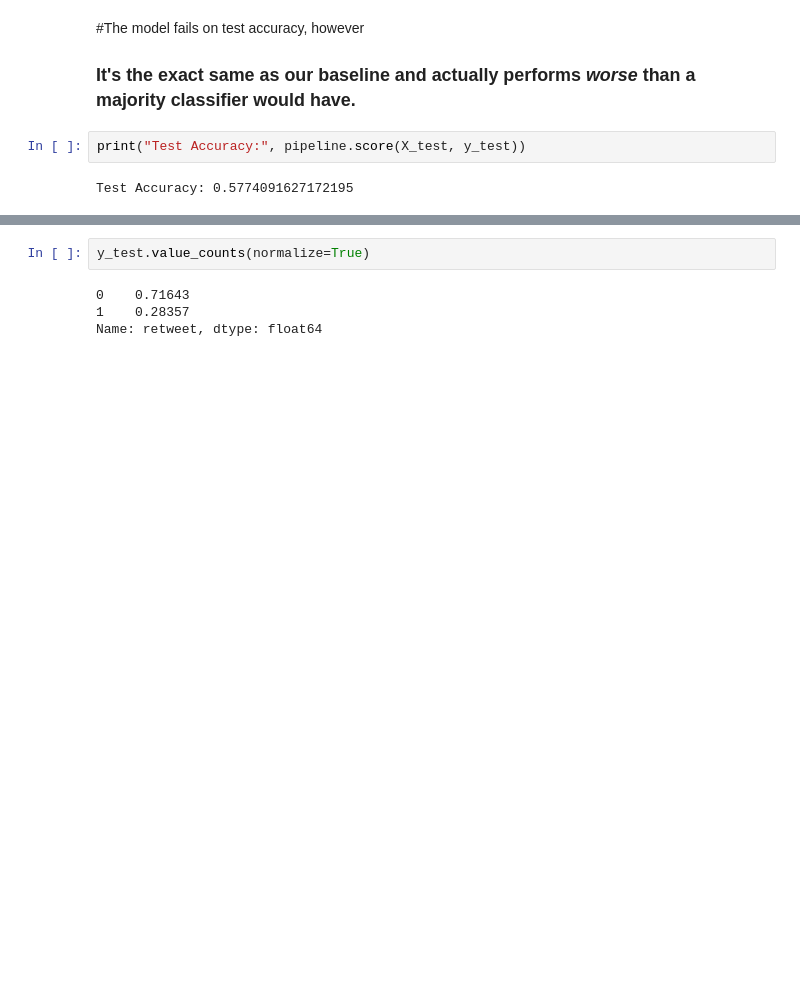
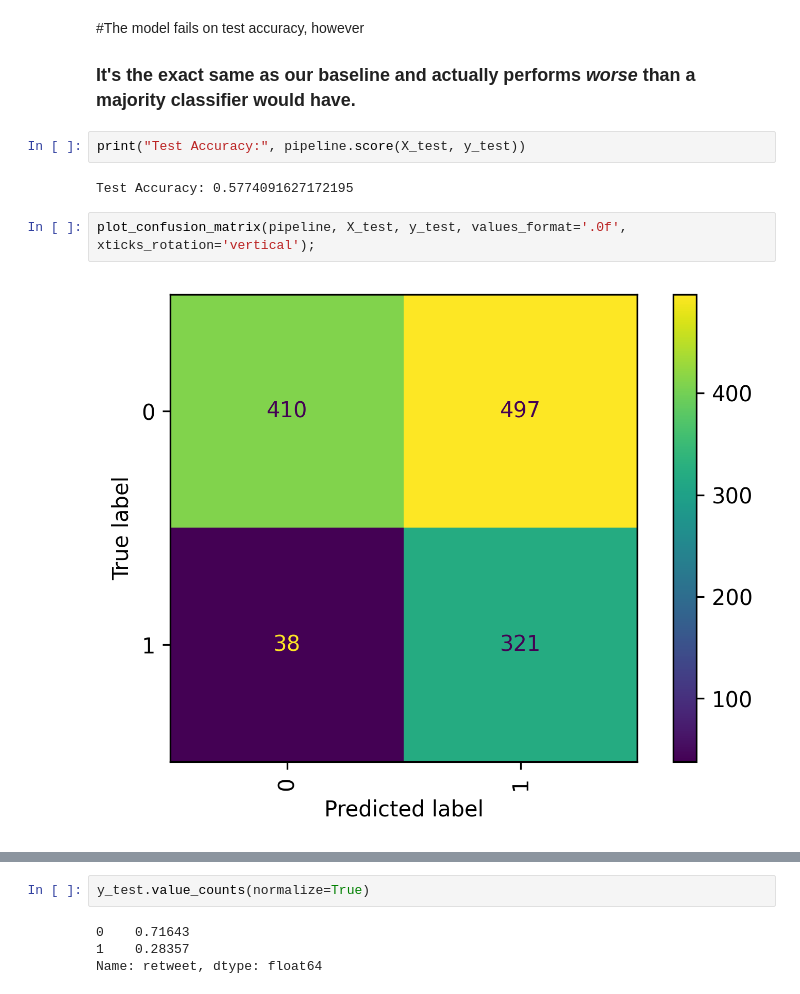
Before and after one commit to worldwidekatie/Build_Week_2, a Jupyter notebook: Build_Week_Two_Models.ipynb, the cells around one changed output, grey strips where cells are left out. Drawn from its saved outputs; the diff is of its cells as text; blank space fills up the shorter version.

```diff
--- a/Build_Week_Two_Models.ipynb
+++ b/Build_Week_Two_Models.ipynb
@@ -283,3 +283,7 @@ weighted avg       0.92      0.92      0.92      2345
 print("Test Accuracy:", pipeline.score(X_test, y_test))
 # %% [output]
 Test Accuracy: 0.5774091627172195
+# %%
+plot_confusion_matrix(pipeline, X_test, y_test, values_format='.0f', xticks_rotation='vertical');
+# %% [output]
+[figure, added]
```
Also changed, not shown: parts of 2 cells of this notebook.
